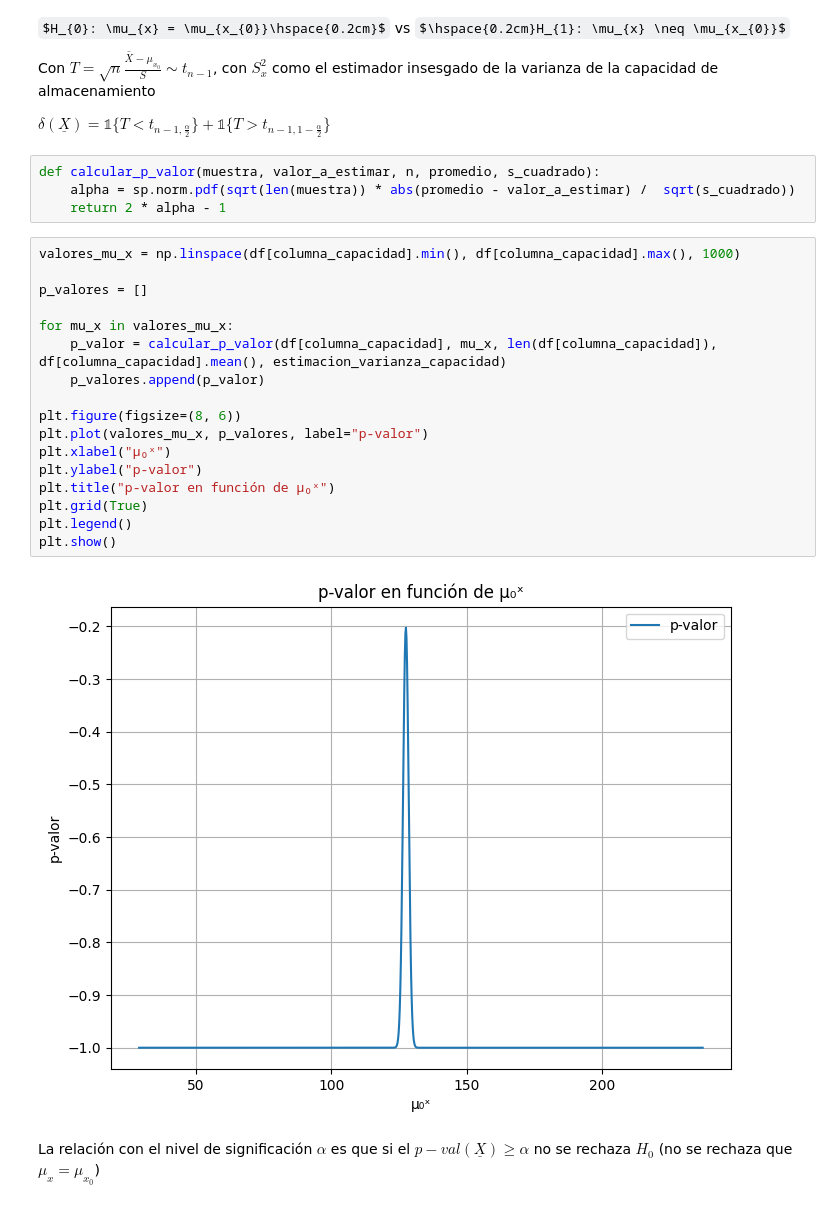
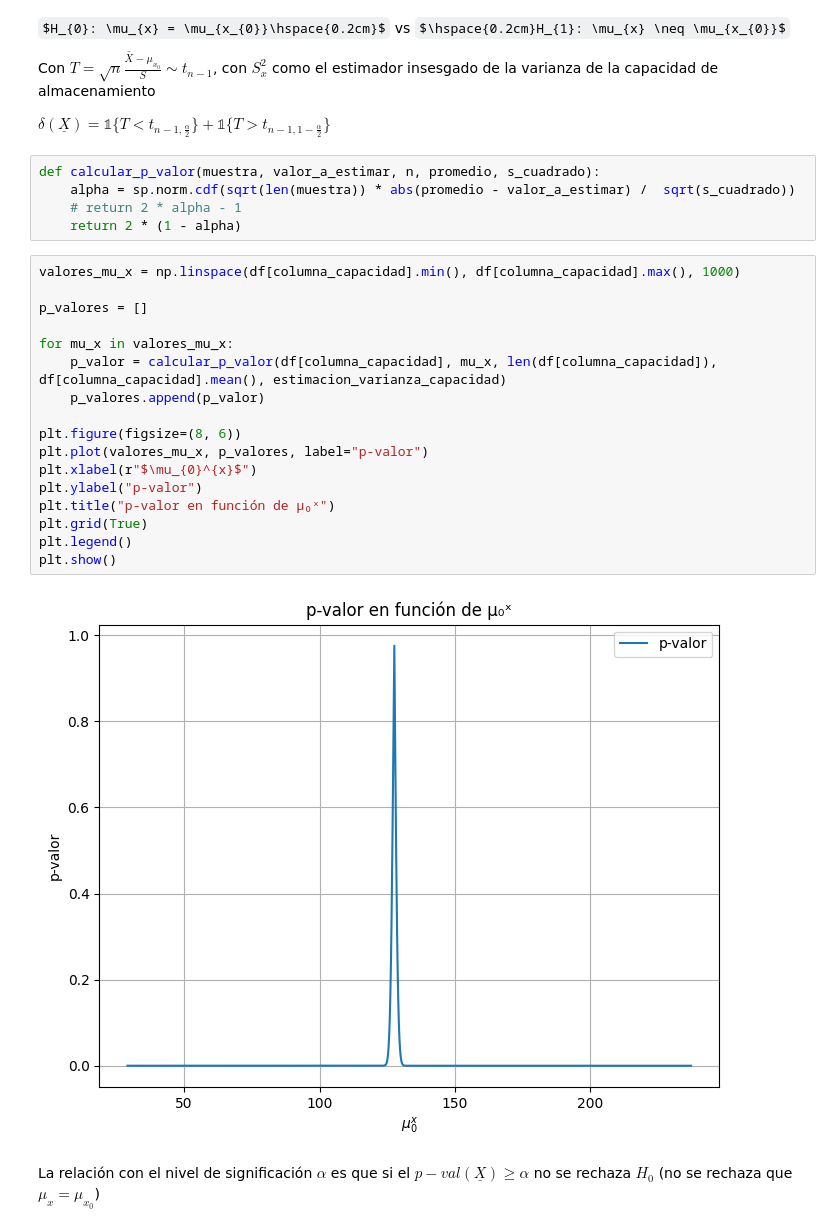
Before and after one commit to Taielmolina01/TP-Proba, a Jupyter notebook: tp.ipynb, the cells around one changed output. Drawn from its saved outputs; the diff is of its cells as text; some formulas as TeX source.

```diff
--- a/tp.ipynb
+++ b/tp.ipynb
@@ -131,27 +131,28 @@ Con $T = \sqrt{n} \frac{\bar{X} - \mu_{x_{0}}}{S} \sim t_{n-1}$, con $S_{x}^2$ c
 $\delta(\underline{X}) = \mathbb{1}\{T < t_{n - 1, \frac{\alpha}{2}}\} + \mathbb{1}\{T > t_{n - 1, 1 - \frac{\alpha}{2}}\}$
 # %%
 def calcular_p_valor(muestra, valor_a_estimar, n, promedio, s_cuadrado):
-    alpha = sp.norm.pdf(sqrt(len(muestra)) * abs(promedio - valor_a_estimar) /  sqrt(s_cuadrado))
-    return 2 * alpha - 1
+    alpha = sp.norm.cdf(sqrt(len(muestra)) * abs(promedio - valor_a_estimar) /  sqrt(s_cuadrado))
+    # return 2 * alpha - 1
+    return 2 * (1 - alpha)
 # %%
 valores_mu_x = np.linspace(df[columna_capacidad].min(), df[columna_capacidad].max(), 1000)
 
 p_valores = []
 
 for mu_x in valores_mu_x:
     p_valor = calcular_p_valor(df[columna_capacidad], mu_x, len(df[columna_capacidad]), df[columna_capacidad].mean(), estimacion_varianza_capacidad)
     p_valores.append(p_valor)
 
 plt.figure(figsize=(8, 6))
 plt.plot(valores_mu_x, p_valores, label="p-valor")
-plt.xlabel("μ₀ˣ")
+plt.xlabel(r"$\mu_{0}^{x}$")
 plt.ylabel("p-valor")
 plt.title("p-valor en función de μ₀ˣ")
 plt.grid(True)
 plt.legend()
 plt.show()
 # %% [output]
-[figure, old version]
+[figure, new version]
 # %% [markdown]
 La relación con el nivel de significación $\alpha$ es que si el $p-val(\underline{X}) \geq \alpha$ no se rechaza $H_{0}$ (no se rechaza que $\mu_{x} = \mu_{x_{0}}$)
 # %% [markdown]
```
Also changed, not shown: parts of 2 cells of this notebook.
